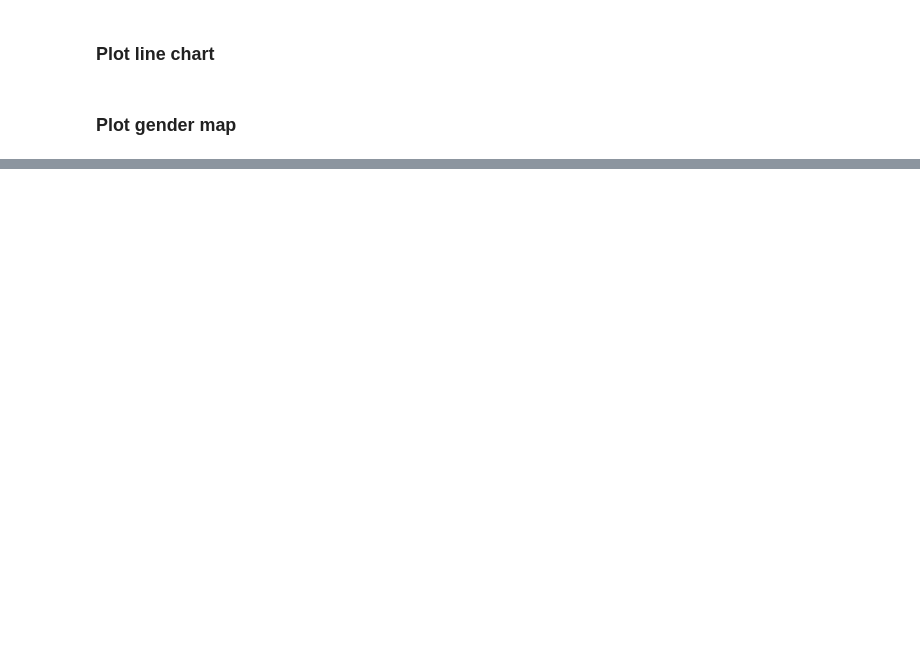
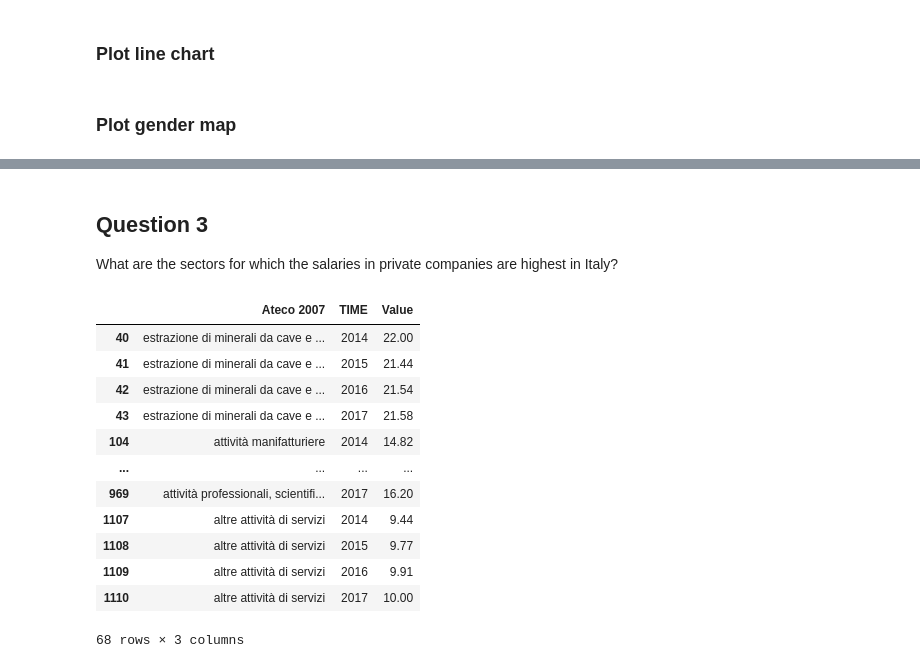
Before and after one commit to GiovanniMarchetto/data_visualization_exam, a Jupyter notebook: Test.ipynb, the cells around one changed output, grey strips where cells are left out. Saved outputs shown, nothing was run; the diff lists cells and outputs as text; code cells hidden in the pictures; blank space fills up the shorter version.

Commit message:
Add visualizations for question 3

```diff
--- a/Test.ipynb
+++ b/Test.ipynb
@@ -258,0 +286,23 @@ cbar = fig.colorbar(sm)                                     # add the colorbar t
+# %% [markdown]
+## Question 3
+What are the sectors for which the salaries in private companies are highest in Italy?
+# %%
+import plotly.graph_objects as go
+
+df_sectors = df_sectors.query('Sesso=="totale" & `Classe di età`=="totale" & \
+                              `Classe di dipendenti`=="totale" & `Qualifica contrattuale`=="totale"')[['Ateco 2007','TIME','Value']]
+df_sectors
+# %% [output]
+|  | Ateco 2007 | TIME | Value |
+| 40 | estrazione di minerali da cave e ... | 2014 | 22.00 |
+| 41 | estrazione di minerali da cave e ... | 2015 | 21.44 |
+| 42 | estrazione di minerali da cave e ... | 2016 | 21.54 |
+| 43 | estrazione di minerali da cave e ... | 2017 | 21.58 |
+| 104 | attività manifatturiere | 2014 | 14.82 |
+| ... | ... | ... | ... |
+| 969 | attività professionali, scientifi... | 2017 | 16.20 |
+| 1107 | altre attività di servizi | 2014 | 9.44 |
+| 1108 | altre attività di servizi | 2015 | 9.77 |
+| 1109 | altre attività di servizi | 2016 | 9.91 |
+| 1110 | altre attività di servizi | 2017 | 10.00 |
+68 rows × 3 columns
```
Also changed, not shown: parts of 8 cells of this notebook.
